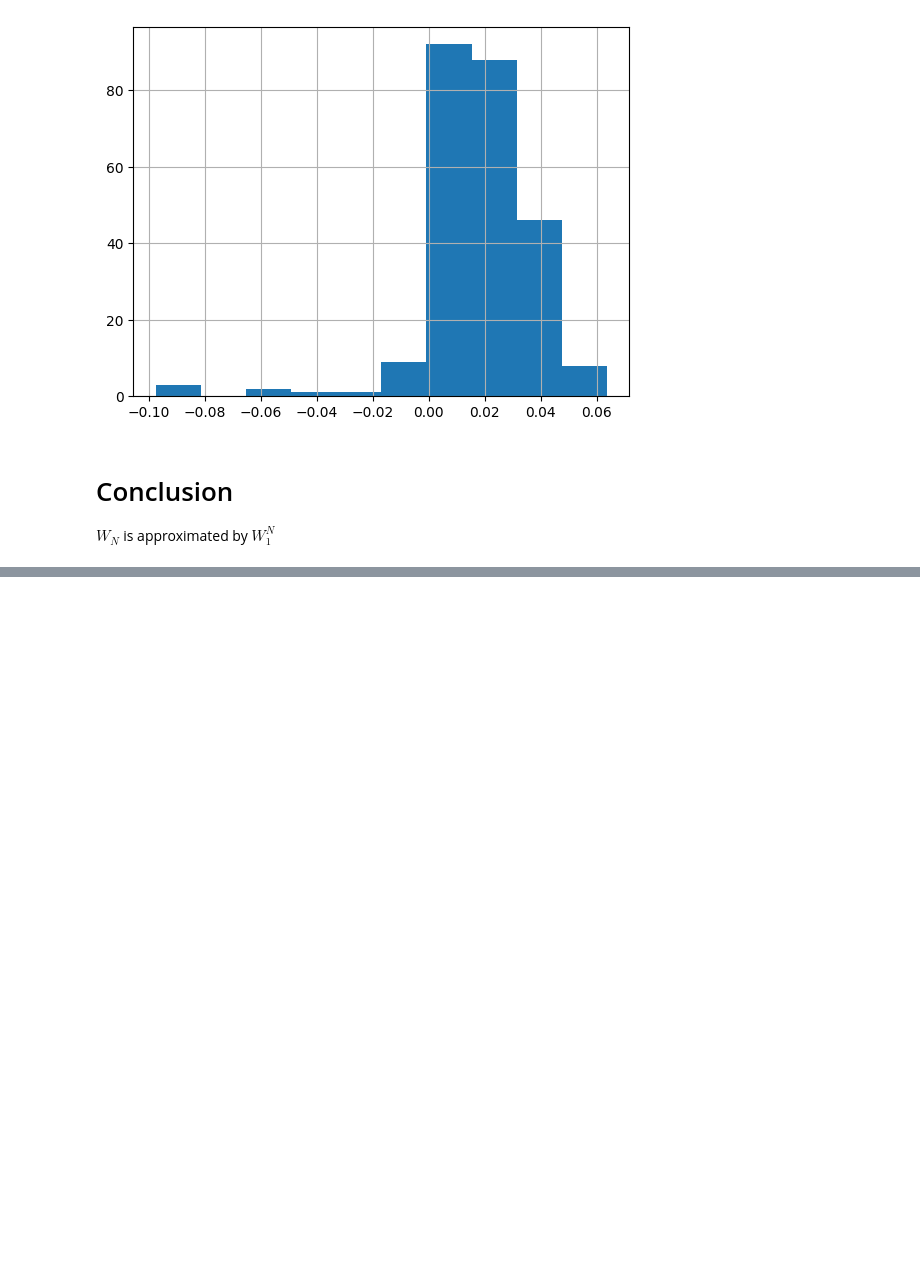
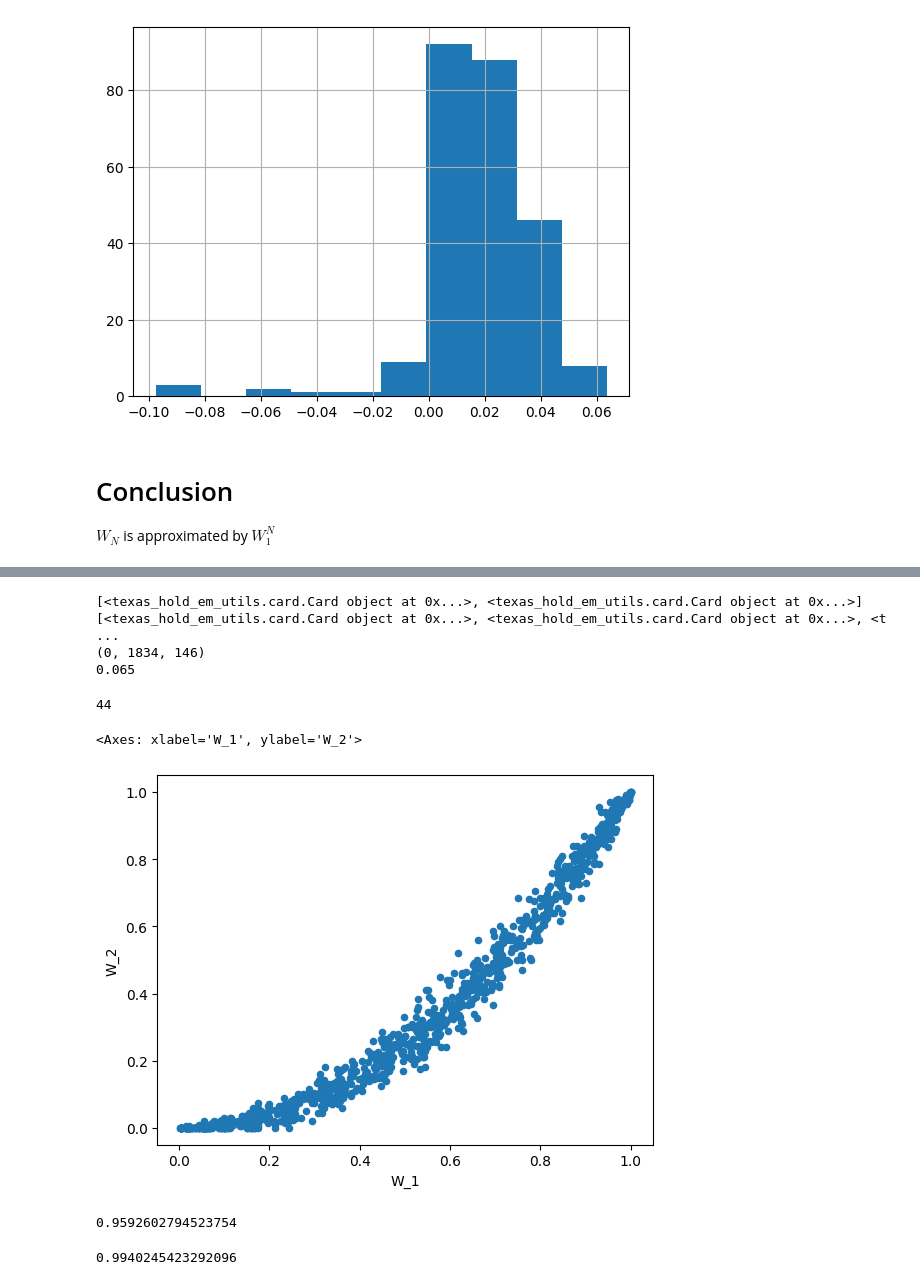
Before and after one commit to amarkules1/texas-holdem-notebooks, a Jupyter notebook: n_player_win_rates.ipynb, the cells around one changed output, grey strips where cells are left out. Saved outputs shown, nothing was run; the diff lists cells and outputs as text; code cells hidden in the pictures; blank space fills up the shorter version.

Commit message:
more thorough win rate testing

```diff
--- a/n_player_win_rates.ipynb
+++ b/n_player_win_rates.ipynb
@@ -168,0 +213,61 @@ $W_N$ is approximated by $W_1^N$
+# %%
+import pandas as pd
+
+rnd_deck = Deck()
+rnd_deck.shuffle()
+
+hand = []
+hand.append(rnd_deck.draw())
+hand.append(rnd_deck.draw())
+community_cards = []
+community_cards.append(rnd_deck.draw())
+community_cards.append(rnd_deck.draw())
+community_cards.append(rnd_deck.draw())
+community_cards.append(rnd_deck.draw())
+community_cards.append(rnd_deck.draw())
+
+print(hand, community_cards)
+print(rank_hand(hand, community_cards))
+print(rank_hand_against_2_player_samples(hand, community_cards))
+# %% [output]
+[<texas_hold_em_utils.card.Card object at 0x...>, <texas_hold_em_utils.card.Card object at 0x...>] [<texas_hold_em_utils.card.Card object at 0x...>, <texas_hold_em_utils.card.Card object at 0x...>, <t ...
+(0, 1834, 146)
+0.065
+# %%
+import pandas as pd
+
+df = pd.DataFrame(columns=['W_1', 'W_2'])
+
+for i in range(1000):
+    deck = Deck()
+    deck.shuffle()
+    hand = [deck.draw(), deck.draw()]
+    community_cards = []
+    community_cards.append(deck.draw())
+    community_cards.append(deck.draw())
+    community_cards.append(deck.draw())
+    community_cards.append(deck.draw())
+    community_cards.append(deck.draw())
+
+    wins_1, losses_1, ties_1 = rank_hand(hand, community_cards)
+    w_1 = (wins_1 + (0.5 * ties_1)) / (wins_1 + losses_1 + ties_1)
+    w_2 = rank_hand_against_2_player_samples(hand, community_cards, sample_size=100)
+    df = pd.concat([df, pd.DataFrame({'W_1': [w_1], 'W_2': [w_2]})])
+# %%
+df.to_csv('data/win_rate_vs_n_players_v2.csv', index=False)
+# %% [output]
+44
+# %%
+df.plot(x='W_1', y='W_2', kind='scatter')
+# %% [output]
+<Axes: xlabel='W_1', ylabel='W_2'>
+[figure, added]
+# %%
+df['W_1'].corr(df['W_2'])
+# %% [output]
+0.9592602794523754
+# %%
+df['W_1_sq'] = df['W_1'] * df['W_1']
+df['W_1_sq'].corr(df['W_2'])
+# %% [output]
+0.9940245423292096
```
Also changed, not shown: parts of 11 cells of this notebook.
